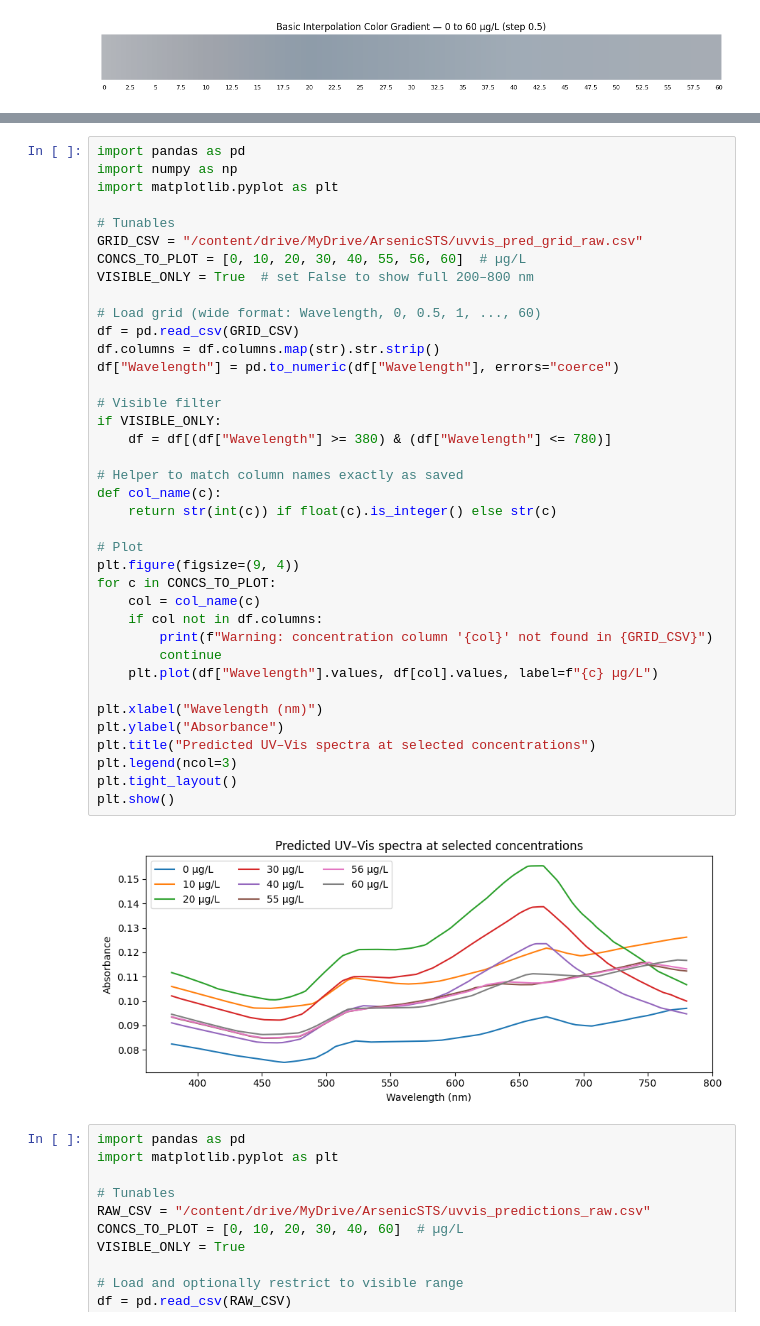
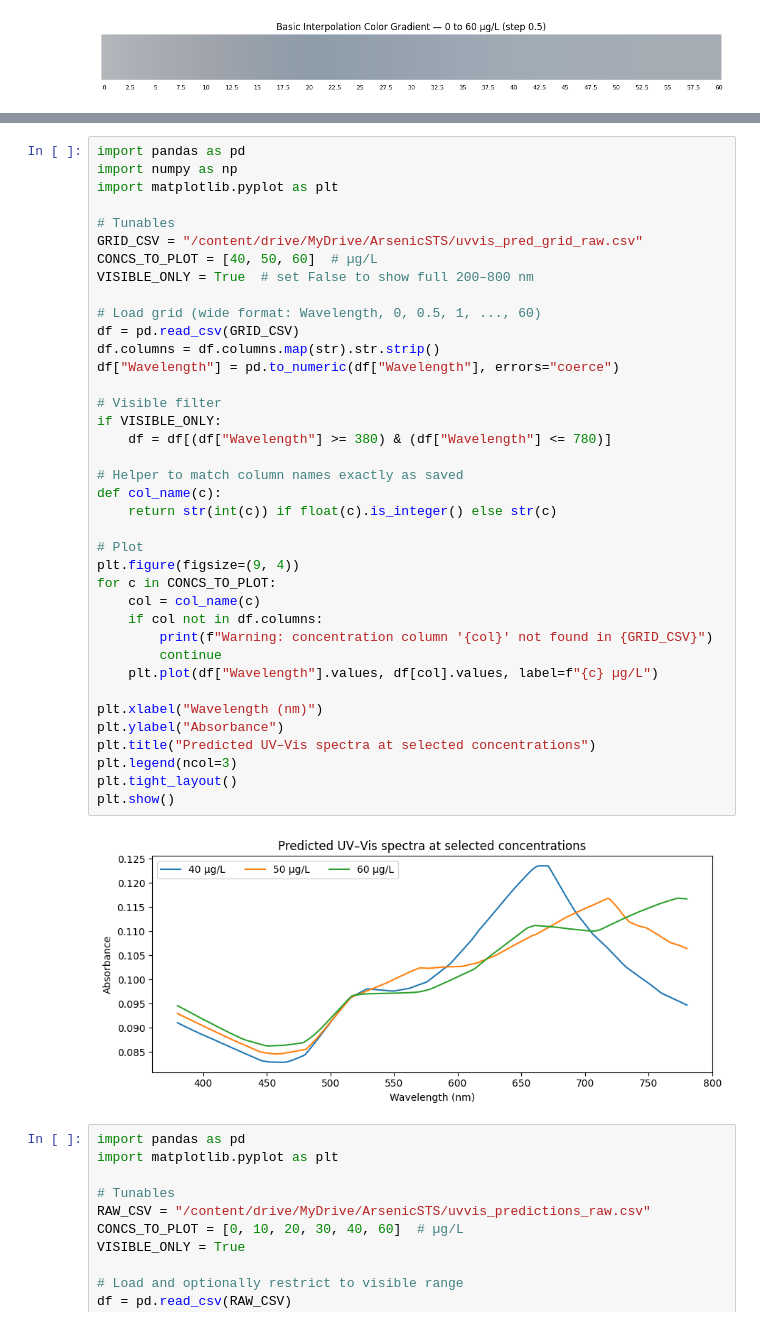
Before and after one commit to sushirito/ArsenicFR, a Jupyter notebook: ArsenicAutoencoder.ipynb, the cells around one changed output, grey strips where cells are left out. Cells and saved outputs as stored; diff of their text form.

```diff
--- a/ArsenicAutoencoder.ipynb
+++ b/ArsenicAutoencoder.ipynb
@@ -399,39 +530,39 @@ import matplotlib.pyplot as plt
 
 # Tunables
 GRID_CSV = "/content/drive/MyDrive/ArsenicSTS/uvvis_pred_grid_raw.csv"
-CONCS_TO_PLOT = [0, 10, 20, 30, 40, 55, 56, 60]  # µg/L
+CONCS_TO_PLOT = [40, 50, 60]  # µg/L
 VISIBLE_ONLY = True  # set False to show full 200–800 nm
 
 # Load grid (wide format: Wavelength, 0, 0.5, 1, ..., 60)
 df = pd.read_csv(GRID_CSV)
 df.columns = df.columns.map(str).str.strip()
 df["Wavelength"] = pd.to_numeric(df["Wavelength"], errors="coerce")
 
 # Visible filter
 if VISIBLE_ONLY:
     df = df[(df["Wavelength"] >= 380) & (df["Wavelength"] <= 780)]
 
 # Helper to match column names exactly as saved
 def col_name(c):
     return str(int(c)) if float(c).is_integer() else str(c)
 
 # Plot
 plt.figure(figsize=(9, 4))
 for c in CONCS_TO_PLOT:
     col = col_name(c)
     if col not in df.columns:
         print(f"Warning: concentration column '{col}' not found in {GRID_CSV}")
         continue
     plt.plot(df["Wavelength"].values, df[col].values, label=f"{c} µg/L")
 
 plt.xlabel("Wavelength (nm)")
 plt.ylabel("Absorbance")
 plt.title("Predicted UV–Vis spectra at selected concentrations")
 plt.legend(ncol=3)
 plt.tight_layout()
 plt.show()
 # %% [output]
-[figure, old version]
+[figure, new version]
 # %%
 import pandas as pd
 import matplotlib.pyplot as plt
```
Also changed, not shown: parts of 1 cell of this notebook.
